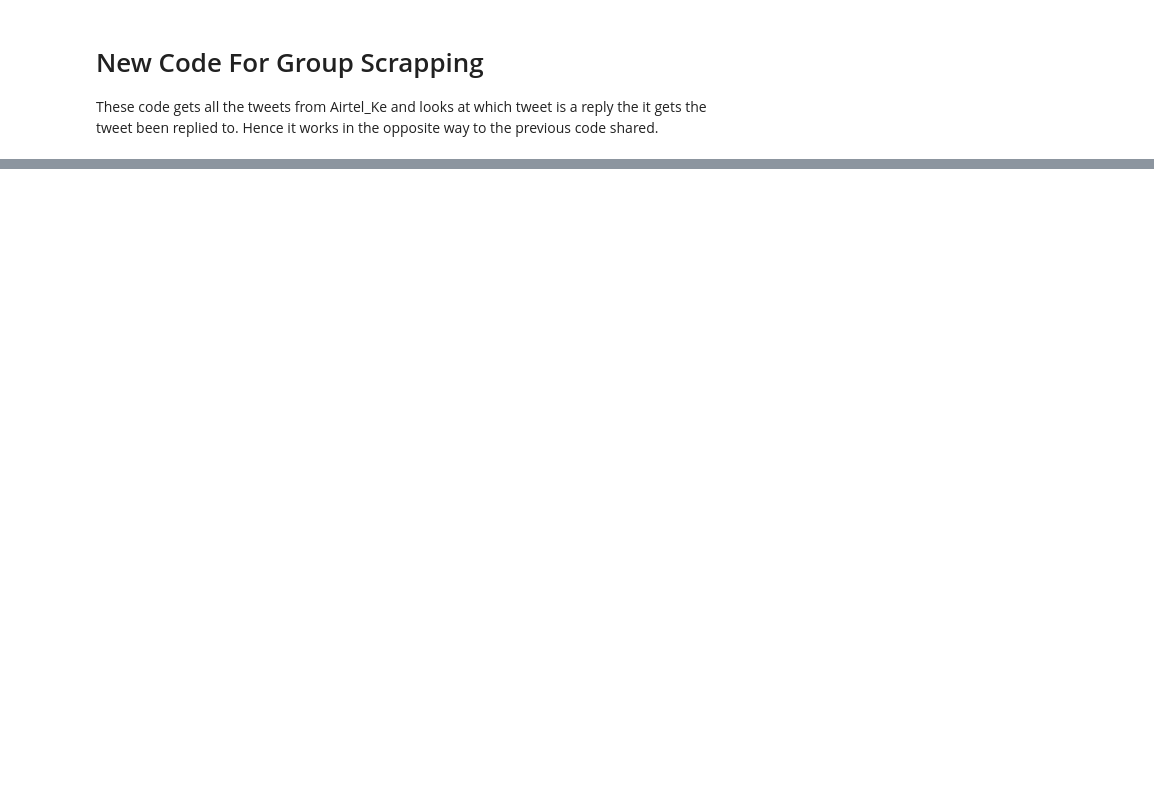
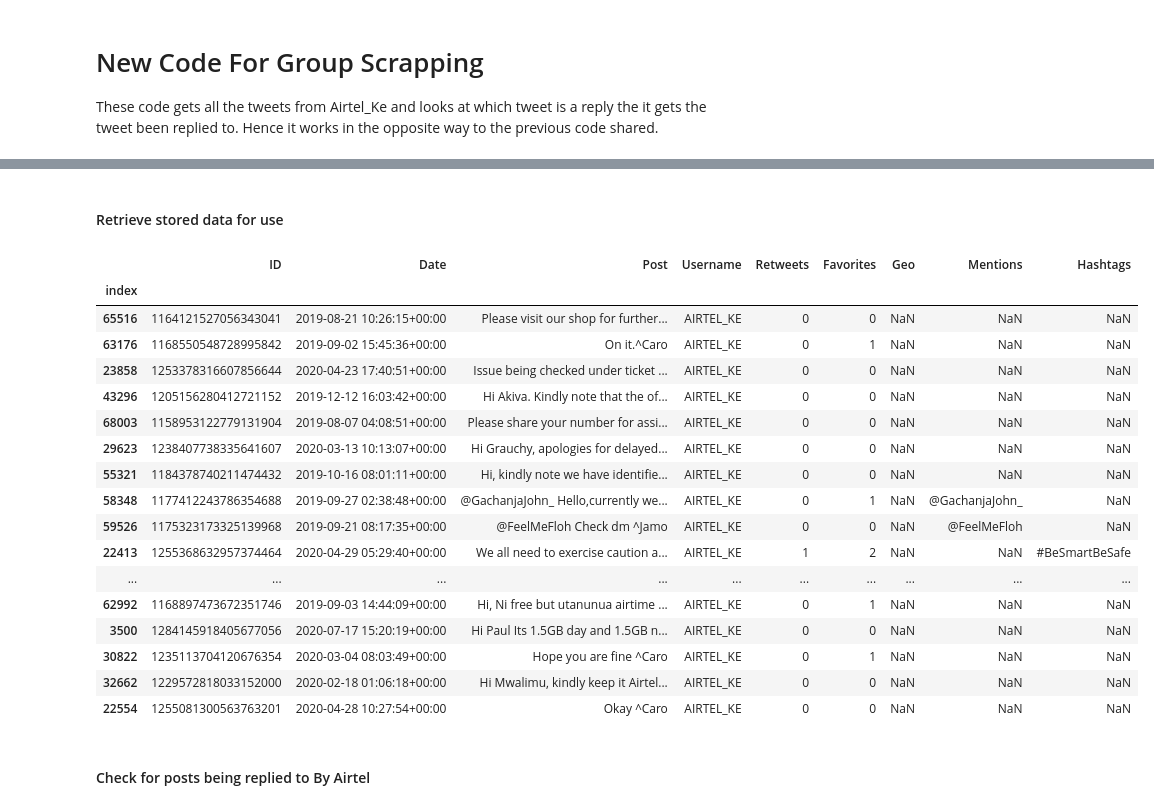
Before and after one commit to redlion47/Demand_Forecasting_Project, a Jupyter notebook: GetAirtelTweets_TweepyVersion.ipynb, the cells around one changed output, grey strips where cells are left out. Saved outputs shown, nothing was run; the diff lists cells and outputs as text; code cells hidden in the pictures; blank space fills up the shorter version.

```diff
--- a/GetAirtelTweets_TweepyVersion.ipynb
+++ b/GetAirtelTweets_TweepyVersion.ipynb
@@ -85,3 +98,29 @@ tweets_df.sample(20)
+# %% [markdown]
+#### Retrieve stored data for use
+# %%
+tweets_df = pd.read_csv("AirtelTweets.csv",index_col=["index"])
+tweets_df.sample(20)
+# %% [output]
+|  | ID | Date | Post | Username | Retweets | Favorites | Geo | Mentions | Hashtags |
+| index |  |  |  |  |  |  |  |  |  |
+| 65516 | 1164121527056343041 | 2019-08-21 10:26:15+00:00 | Please visit our shop for further... | AIRTEL_KE | 0 | 0 | NaN | NaN | NaN |
+| 63176 | 1168550548728995842 | 2019-09-02 15:45:36+00:00 | On it.^Caro | AIRTEL_KE | 0 | 1 | NaN | NaN | NaN |
+| 23858 | 1253378316607856644 | 2020-04-23 17:40:51+00:00 | Issue being checked under ticket ... | AIRTEL_KE | 0 | 0 | NaN | NaN | NaN |
+| 43296 | 1205156280412721152 | 2019-12-12 16:03:42+00:00 | Hi Akiva. Kindly note that the of... | AIRTEL_KE | 0 | 0 | NaN | NaN | NaN |
+| 68003 | 1158953122779131904 | 2019-08-07 04:08:51+00:00 | Please share your number for assi... | AIRTEL_KE | 0 | 0 | NaN | NaN | NaN |
+| 29623 | 1238407738335641607 | 2020-03-13 10:13:07+00:00 | Hi Grauchy, apologies for delayed... | AIRTEL_KE | 0 | 0 | NaN | NaN | NaN |
+| 55321 | 1184378740211474432 | 2019-10-16 08:01:11+00:00 | Hi, kindly note we have identifie... | AIRTEL_KE | 0 | 0 | NaN | NaN | NaN |
+| 58348 | 1177412243786354688 | 2019-09-27 02:38:48+00:00 | @GachanjaJohn_ Hello,currently we... | AIRTEL_KE | 0 | 1 | NaN | @GachanjaJohn_ | NaN |
+| 59526 | 1175323173325139968 | 2019-09-21 08:17:35+00:00 | @FeelMeFloh Check dm ^Jamo | AIRTEL_KE | 0 | 0 | NaN | @FeelMeFloh | NaN |
+| 22413 | 1255368632957374464 | 2020-04-29 05:29:40+00:00 | We all need to exercise caution a... | AIRTEL_KE | 1 | 2 | NaN | NaN | #BeSmartBeSafe |
+| ... | ... | ... | ... | ... | ... | ... | ... | ... | ... |
+| 62992 | 1168897473672351746 | 2019-09-03 14:44:09+00:00 | Hi, Ni free but utanunua airtime ... | AIRTEL_KE | 0 | 1 | NaN | NaN | NaN |
+| 3500 | 1284145918405677056 | 2020-07-17 15:20:19+00:00 | Hi Paul Its 1.5GB day and 1.5GB n... | AIRTEL_KE | 0 | 0 | NaN | NaN | NaN |
+| 30822 | 1235113704120676354 | 2020-03-04 08:03:49+00:00 | Hope you are fine ^Caro | AIRTEL_KE | 0 | 1 | NaN | NaN | NaN |
+| 32662 | 1229572818033152000 | 2020-02-18 01:06:18+00:00 | Hi Mwalimu, kindly keep it Airtel... | AIRTEL_KE | 0 | 0 | NaN | NaN | NaN |
+| 22554 | 1255081300563763201 | 2020-04-28 10:27:54+00:00 | Okay ^Caro | AIRTEL_KE | 0 | 0 | NaN | NaN | NaN |
+# %% [markdown]
+#### Check for posts being replied to By Airtel
 # %%
 AirtelService = []
 for x, tweet_id in enumerate(tweets_df.ID):
```
Also changed, not shown: parts of 17 cells of this notebook, 8 other files.
